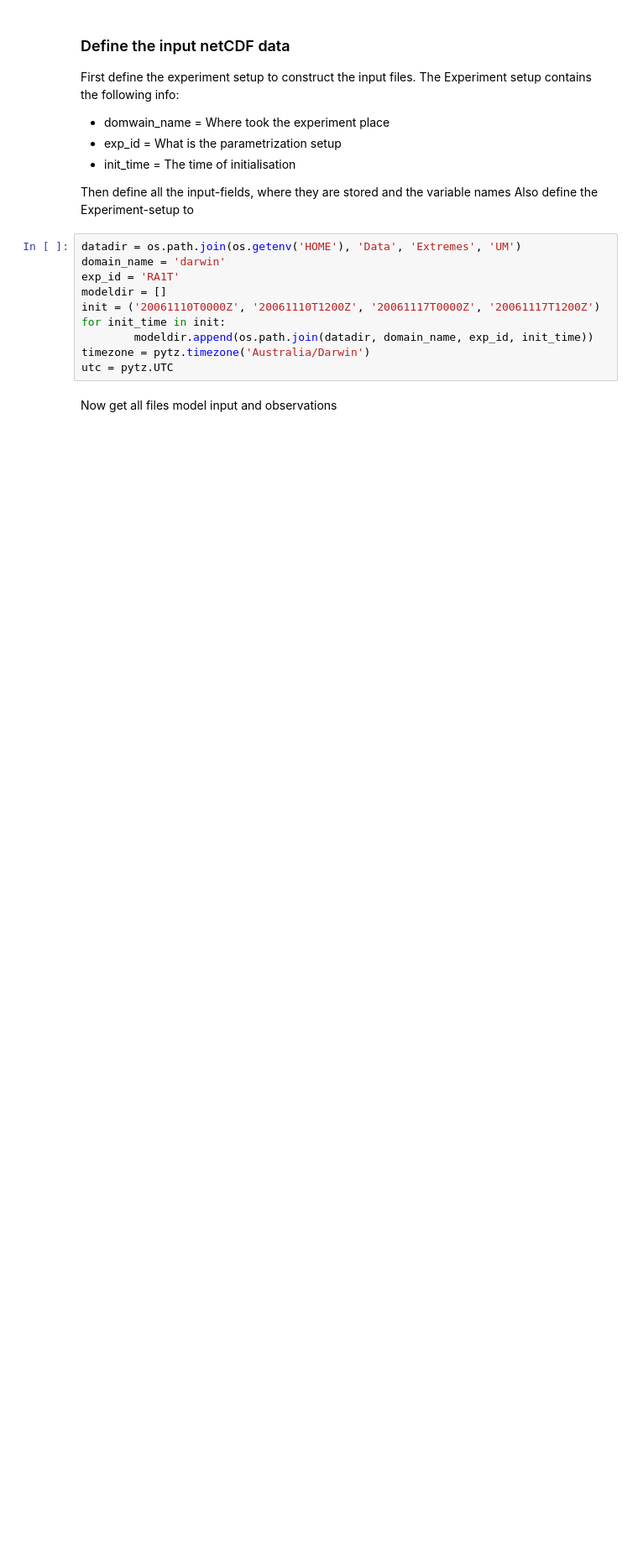
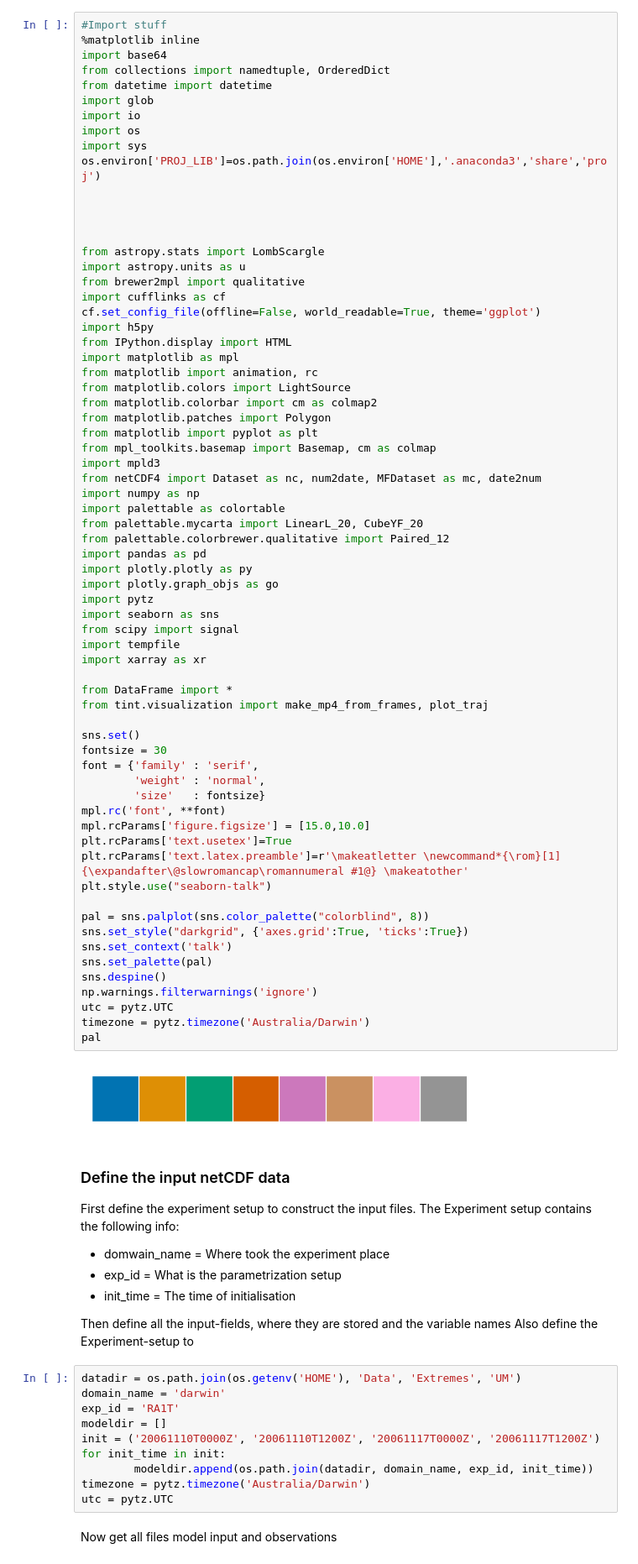
Before and after one commit to antarcticrainforest/RainfallExtremes, a Jupyter notebook: python/UM_simulation-comp.ipynb, the cells around one changed output. Shown at 84% size. Cells and saved outputs as stored; diff of their text form; blank space fills up the shorter version.

```diff
--- a/python/UM_simulation-comp.ipynb
+++ b/python/UM_simulation-comp.ipynb
@@ -24,3 +1,72 @@ matplotlib.rc('font', **font)
+# %%
+#Import stuff
+%matplotlib inline
+import base64
+from collections import namedtuple, OrderedDict
+from datetime import datetime
+import glob
+import io
+import os
+import sys
+os.environ['PROJ_LIB']=os.path.join(os.environ['HOME'],'.anaconda3','share','proj')
+
+
+
+
+from astropy.stats import LombScargle
+import astropy.units as u
+from brewer2mpl import qualitative
+import cufflinks as cf
+cf.set_config_file(offline=False, world_readable=True, theme='ggplot')
+import h5py
+from IPython.display import HTML
+import matplotlib as mpl
+from matplotlib import animation, rc
+from matplotlib.colors import LightSource
+from matplotlib.colorbar import cm as colmap2
+from matplotlib.patches import Polygon
+from matplotlib import pyplot as plt
+from mpl_toolkits.basemap import Basemap, cm as colmap
+import mpld3
+from netCDF4 import Dataset as nc, num2date, MFDataset as mc, date2num
+import numpy as np
+import palettable as colortable
+from palettable.mycarta import LinearL_20, CubeYF_20
+from palettable.colorbrewer.qualitative import Paired_12
+import pandas as pd
+import plotly.plotly as py
+import plotly.graph_objs as go
+import pytz
+import seaborn as sns
+from scipy import signal
+import tempfile
+import xarray as xr
+
+from DataFrame import *
+from tint.visualization import make_mp4_from_frames, plot_traj
+
+sns.set()
+fontsize = 30
+font = {'family' : 'serif',
+        'weight' : 'normal',
+        'size'   : fontsize}
+mpl.rc('font', **font)
+mpl.rcParams['figure.figsize'] = [15.0,10.0]
+plt.rcParams['text.usetex']=True
+plt.rcParams['text.latex.preamble']=r'\makeatletter \newcommand*{\rom}[1]{\expandafter\@slowromancap\romannumeral #1@} \makeatother'
+plt.style.use("seaborn-talk")
+
+pal = sns.palplot(sns.color_palette("colorblind", 8))
+sns.set_style("darkgrid", {'axes.grid':True, 'ticks':True})
+sns.set_context('talk')
+sns.set_palette(pal)
+sns.despine()
+np.warnings.filterwarnings('ignore')
+utc = pytz.UTC
+timezone = pytz.timezone('Australia/Darwin')
+pal
+# %% [output]
+[figure, added]
 # %% [markdown]
 ### Define the input netCDF data
 First define the experiment setup to construct the input files. The Experiment setup contains the following info:
```
Also changed, not shown: parts of 1 cell of this notebook, 21 other files.
